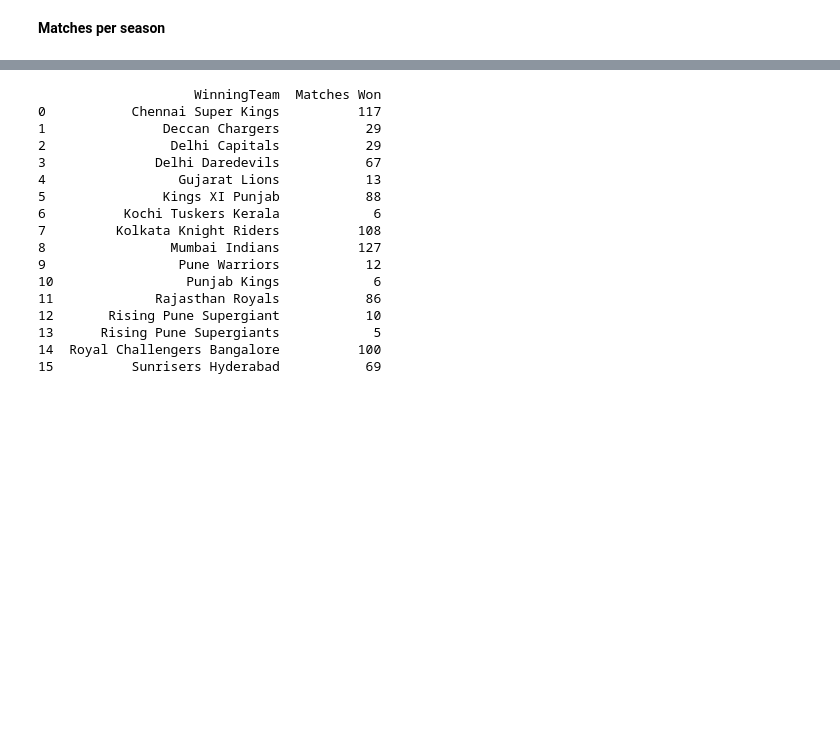
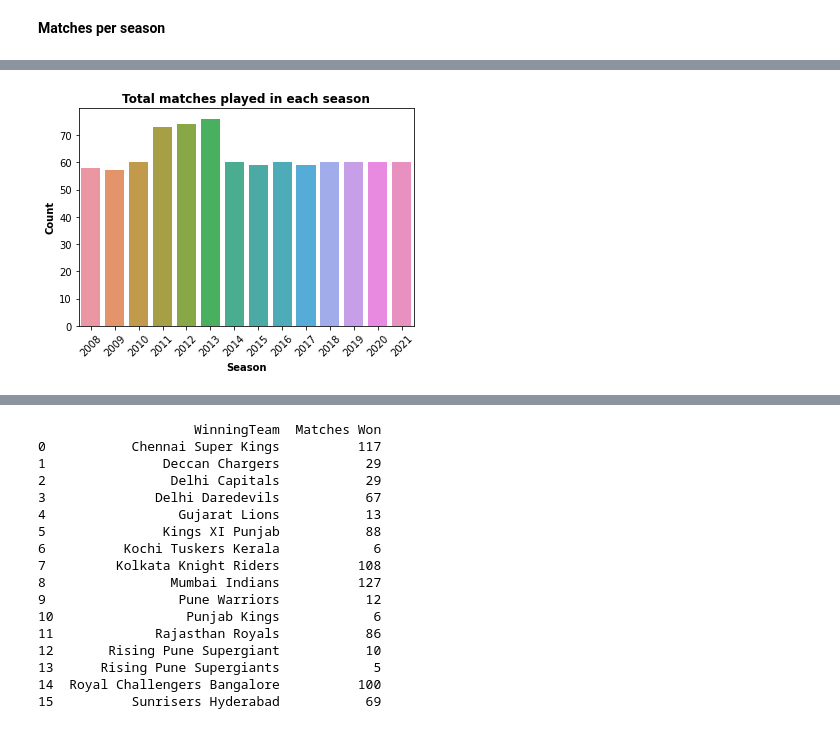
Before and after one commit to GeetikaSh/IPL_2022, a Jupyter notebook: ipl-analysis.ipynb, the cells around one changed output, grey strips where cells are left out. Cells and saved outputs as stored; diff of their text form; code cells hidden in the pictures; blank space fills up the shorter version.

```diff
--- a/ipl-analysis.ipynb
+++ b/ipl-analysis.ipynb
@@ -103,0 +148,10 @@ matches.head()
+# %%
+sns.countplot(matches["Season"])
+plt.xticks(rotation=45,fontsize=10)
+plt.yticks(fontsize=10)
+plt.xlabel("Season", fontsize=10,fontweight="bold")
+plt.ylabel("Count",fontsize=10,fontweight="bold")
+plt.title("Total matches played in each season", fontsize=12,fontweight="bold")
+plt.show()
+# %% [output]
+[figure, added]
```
Also changed, not shown: parts of 14 cells of this notebook.
